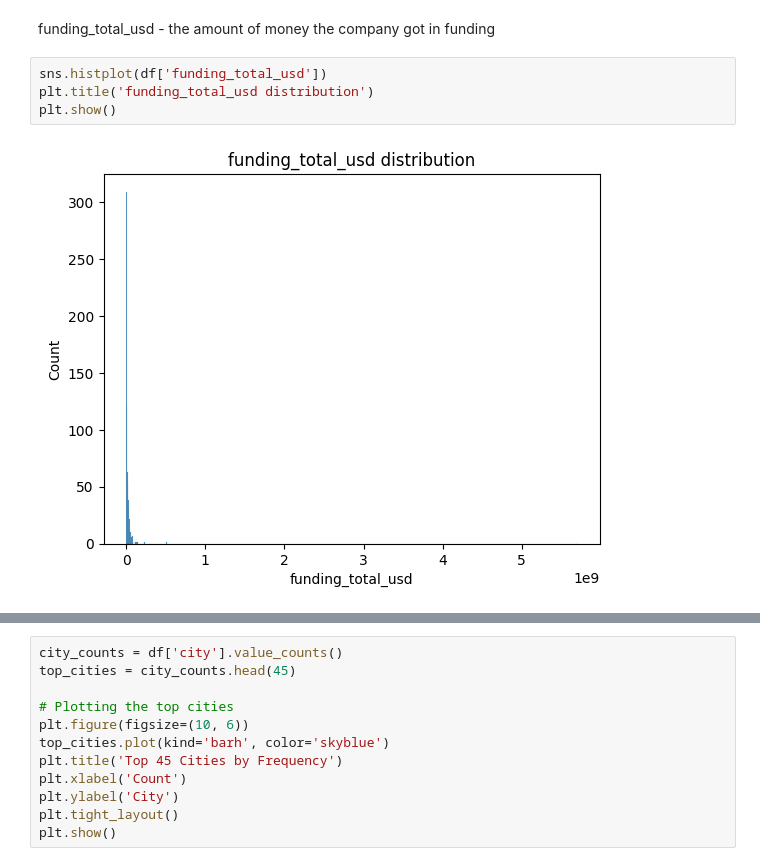
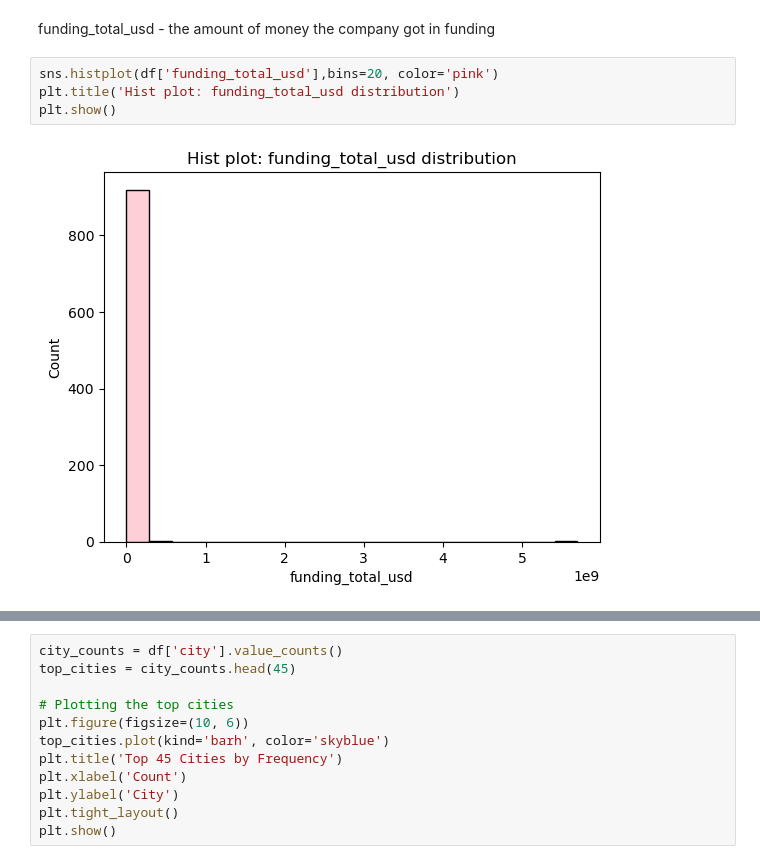
Before and after one commit to MayaVB/Applied_DS_Project, a Jupyter notebook: notebooks/EDA_temp.ipynb, the cells around one changed output, grey strips where cells are left out. Saved outputs shown, nothing was run; the diff lists cells and outputs as text.

Commit message:
EDA plots after preprocess

```diff
--- a/notebooks/EDA_temp.ipynb
+++ b/notebooks/EDA_temp.ipynb
@@ -239,8 +239,8 @@ plt.show()
 # %% [markdown]
 funding_total_usd - the amount of money the company got in funding
 # %%
-sns.histplot(df['funding_total_usd'])
-plt.title('funding_total_usd distribution')
+sns.histplot(df['funding_total_usd'],bins=20, color='pink')
+plt.title('Hist plot: funding_total_usd distribution')
 plt.show()
 # %% [output]
-[figure, old version]
+[figure, new version]
```
Also changed, not shown: parts of 17 cells of this notebook.
